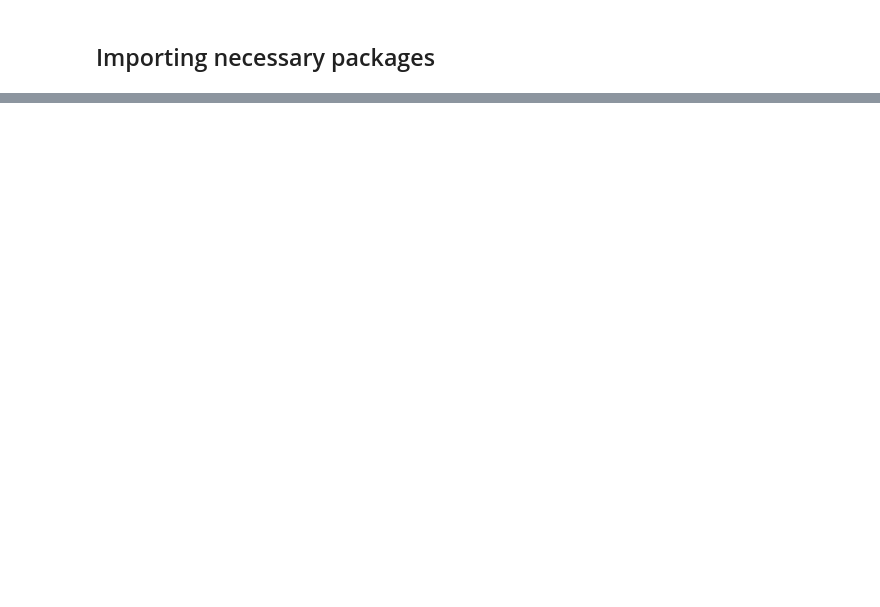
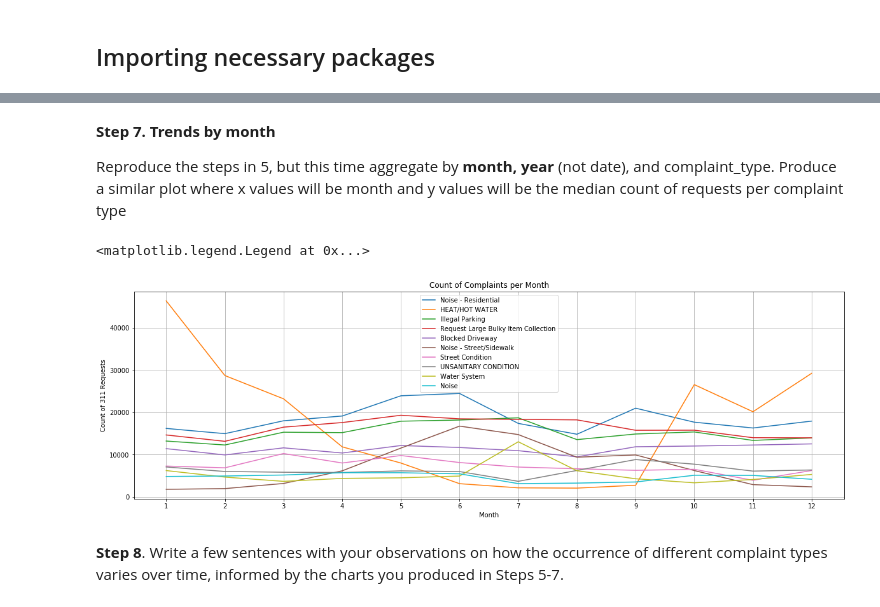
Before and after one commit to afeld/python-public-policy, a Jupyter notebook: hw_5_solution.ipynb, the cells around one changed output, grey strips where cells are left out. Saved outputs shown, nothing was run; the diff lists cells and outputs as text; code cells hidden in the pictures; blank space fills up the shorter version.

```diff
--- a/hw_5_solution.ipynb
+++ b/hw_5_solution.ipynb
@@ -331,0 +174,24 @@ Map of community districts for reference:
+# %% [markdown]
+**Step 7. Trends by month**
+
+Reproduce the steps in 5, but this time aggregate by **month, year** (not date), and complaint_type. Produce a similar plot where x values will be month and y values will be the median count of requests per complaint type
+# %%
+complaint_per_year_month = requests_in_top_10[['year', 'month', 'complaint_type']].groupby(['year', 'month', 'complaint_type']).size().reset_index(name='count_requests')
+
+plt.figure(figsize=(20, 6))
+
+for c_type in top_10:
+  complaint_month = complaint_per_year_month[complaint_per_year_month.complaint_type == c_type].groupby('month')['count_requests'].median().reset_index(name='median_requests')
+  plt.plot(complaint_month.month, complaint_month.median_requests, label=c_type)
+
+plt.xticks(complaint_month.month)
+plt.grid()
+plt.title('Count of Complaints per Month')
+plt.xlabel('Month')
+plt.ylabel('Count of 311 Requests')
+plt.legend()
+# %% [output]
+<matplotlib.legend.Legend at 0x...>
+[figure, added]
+# %% [markdown]
+**Step 8**. Write a few sentences with your observations on how the occurrence of different complaint types varies over time, informed by the charts you produced in Steps 5-7.
```
Also changed, not shown: parts of 57 cells of this notebook, 17 other files.
